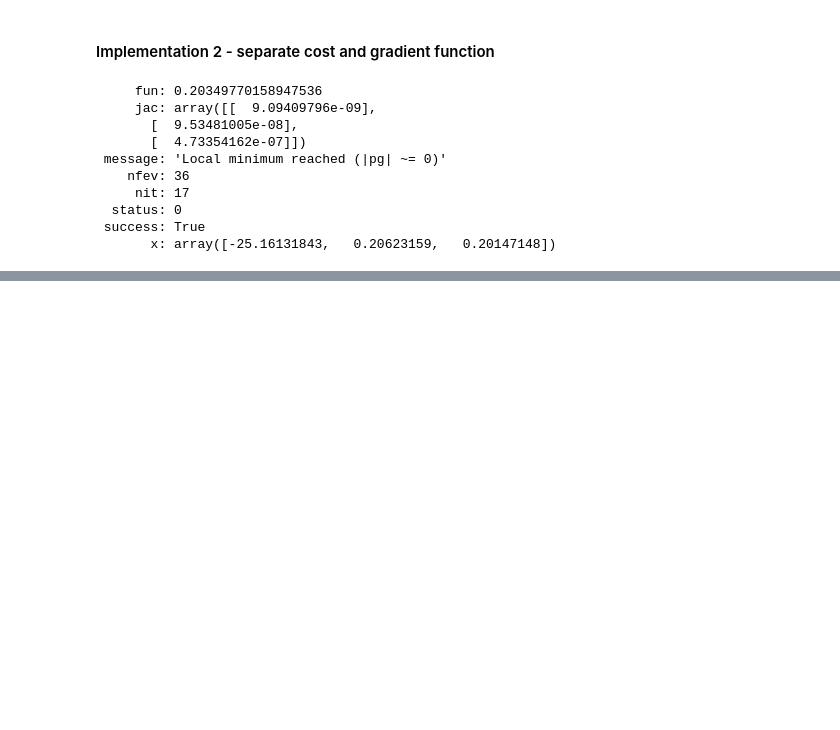
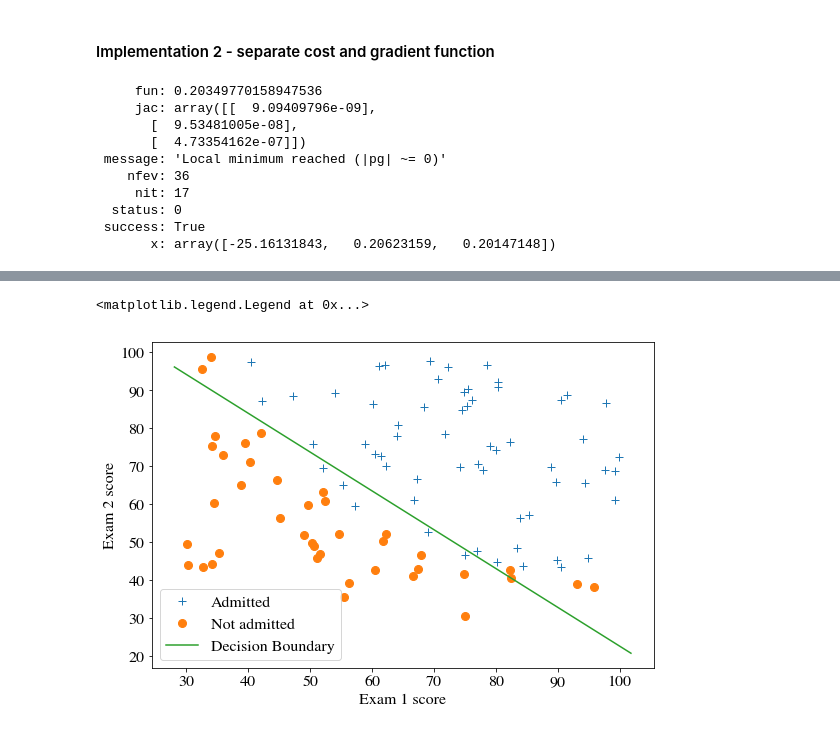
Before and after one commit to oeyh/NN, a Jupyter notebook: assignment2 logistic regression/Assign 2 Logistic Regression.ipynb, the cells around one changed output, grey strips where cells are left out. Cells and saved outputs as stored; diff of their text form; code cells hidden in the pictures; blank space fills up the shorter version.

Commit message:
Working on assign 2, part 2; completed feature mapping, gradient descent learning, and decision boundary visualization

```diff
--- a/assignment2 logistic regression/Assign 2 Logistic Regression.ipynb
+++ b/assignment2 logistic regression/Assign 2 Logistic Regression.ipynb
@@ -282,0 +262,46 @@ $$\large \frac{\partial J(\theta)}{\partial \theta}=\frac{1}{m} \mathbf X^T(2:en
+# %%
+def plotDecisionBoundary(theta, X, y):
+    """ plots the data points with + for the
+       positive examples and o for the negative examples. X is assumed to be a either
+       1) Mx3 matrix, where the first column is an all-ones column for the intercept.
+       2) MxN, N>3 matrix, where the first column is all-ones
+    """
+
+    # plot training set
+    fig, ax = plotData(X[:, 1:], y)
+
+    if X.shape[1] == 3:
+        # two end points
+        plot_x = np.array([np.min(X[:, 1])-2, np.max(X[:, 1])+2])
+        #print(plot_x.shape)
+        plot_y = -(theta[0]+theta[1]*plot_x) / theta[2]
+        #print(plot_y.shape)
+        ax.plot(plot_x, plot_y, '-')
+
+    elif X.shape[1] > 3:
+        # This is for Case 2 in this assignment
+        # in this case, decision boundary is not a straight line
+
+        # define plot grid
+        u = np.linspace(np.min(X[:, 1])*1.1, np.max(X[:, 1])*1.1)
+        v = np.linspace(np.min(X[:, 2])*1.1, np.max(X[:, 2])*1.1)
+        z = np.zeros((len(u), len(v)))
+
+        # calculate z
+        for i, ui in enumerate(u):
+            for j, vj in enumerate(v):
+                z[i, j] = mapFeature(ui, vj) @ theta[:, np.newaxis]
+
+        # plot, remember to transpose z
+        ax.ax.contour(u, v, z.T, np.logspace(0, 0))
+
+    return fig, ax
+# %%
+theta = result.x
+fig, ax = plotDecisionBoundary(result.x, X_wb, y)
+ax.set_xlabel('Exam 1 score')
+ax.set_ylabel('Exam 2 score')
+ax.legend(['Admitted', 'Not admitted', 'Decision Boundary'])
+# %% [output]
+<matplotlib.legend.Legend at 0x...>
+[figure, added]
```
Also changed, not shown: parts of 37 cells of this notebook.
